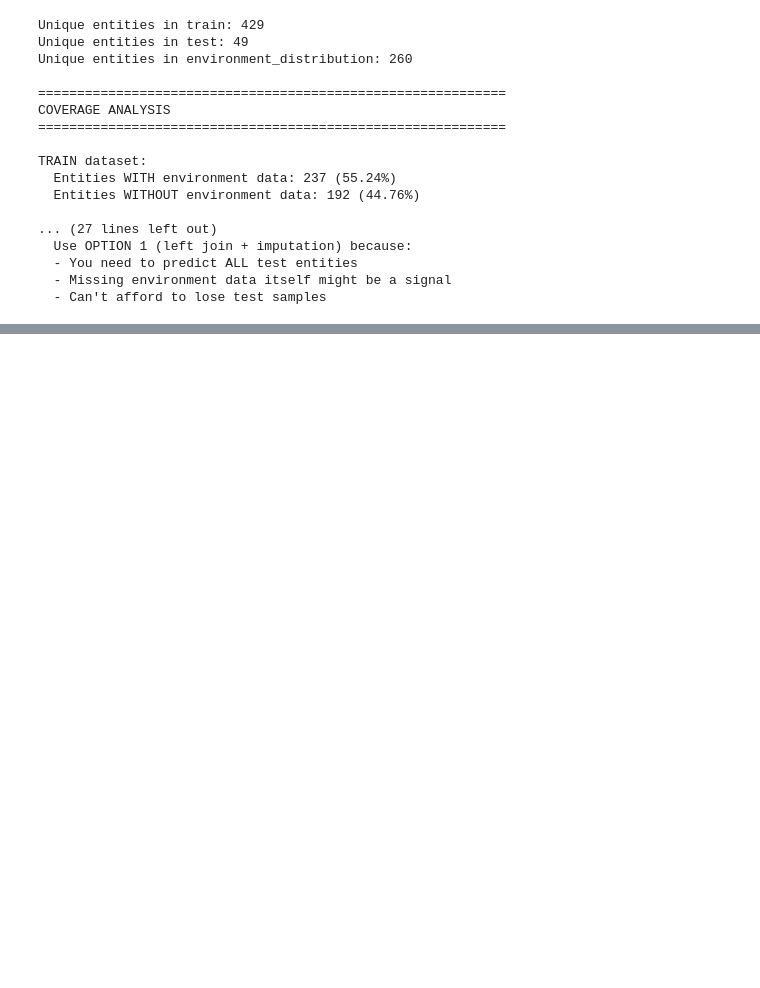
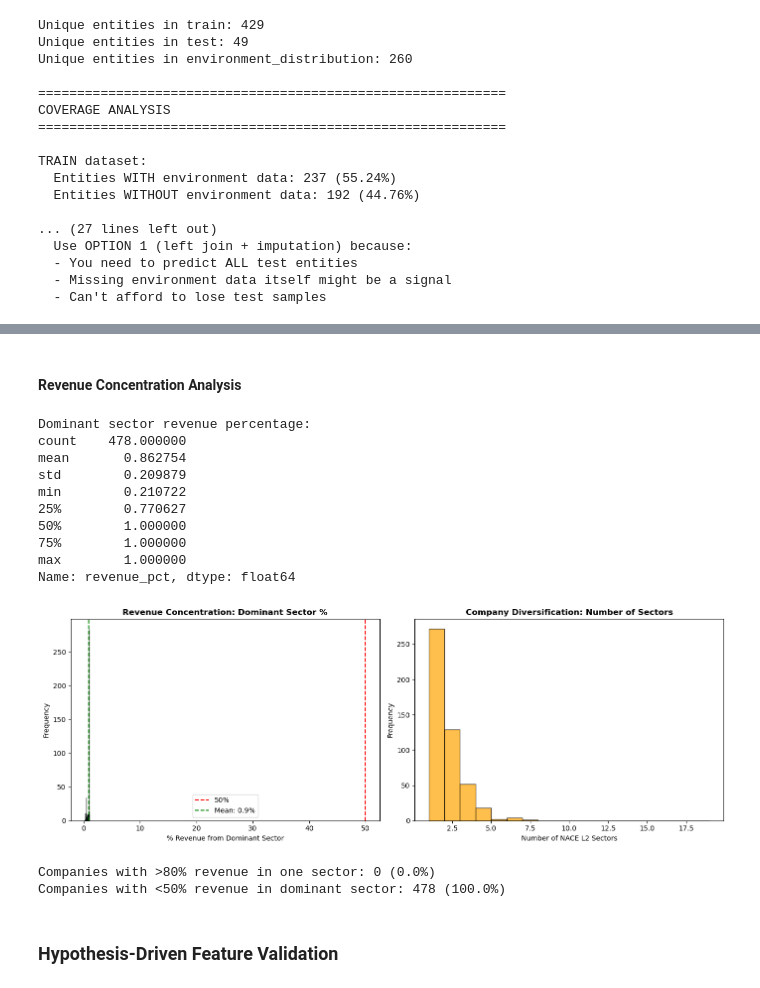
Before and after one commit to alanchen8647/fitch-codeathon2025, a Jupyter notebook: Group1.ipynb, the cells around one changed output, grey strips where cells are left out. Drawn from its saved outputs; the diff is of its cells as text; code cells hidden in the pictures; blank space fills up the shorter version.

Commit message:
Added EDA and hypothesis validation

```diff
--- a/Group1.ipynb
+++ b/Group1.ipynb
@@ -835,0 +842,12 @@ TRAIN dataset:
+# %%
+# How many sectors does each company operate in?
+sectors_per_company = revenue_distribution_by_sector_df.groupby('entity_id').agg({
+    'nace_level_1_code': 'nunique',
+    'nace_level_2_code': 'nunique',
+    'revenue_pct': 'sum'  # Should be ~100 for each company
+})
+sectors_per_company.columns = ['num_L1_sectors', 'num_L2_sectors', 'total_revenue_pct']
+
+print("Sectors per company:")
+print(sectors_per_company.describe())
+print(f"\nCompanies with revenue_pct not summing to ~100: {(sectors_per_company['total_revenue_pct'] < 99).sum()}")
@@ -835,0 +898,45 @@ TRAIN dataset:
+# %% [markdown]
+#### Revenue Concentration Analysis
+# %%
+# Calculate dominant sector percentage for each company
+dominant_pct = revenue_distribution_by_sector_df.groupby('entity_id')['revenue_pct'].max()
+print(f"\nDominant sector revenue percentage:")
+print(dominant_pct.describe())
+
+# Visualize concentration
+fig, axes = plt.subplots(1, 2, figsize=(14, 5))
+
+axes[0].hist(dominant_pct, bins=30, edgecolor='black', alpha=0.7)
+axes[0].set_xlabel('% Revenue from Dominant Sector')
+axes[0].set_ylabel('Frequency')
+axes[0].set_title('Revenue Concentration: Dominant Sector %', fontweight='bold')
+axes[0].axvline(50, color='red', linestyle='--', label='50%')
+axes[0].axvline(dominant_pct.mean(), color='green', linestyle='--', label=f'Mean: {dominant_pct.mean():.1f}%')
+axes[0].legend()
+
+axes[1].hist(sectors_per_company['num_L2_sectors'], bins=range(1, 20), edgecolor='black', alpha=0.7, color='orange')
+axes[1].set_xlabel('Number of NACE L2 Sectors')
+axes[1].set_ylabel('Frequency')
+axes[1].set_title('Company Diversification: Number of Sectors', fontweight='bold')
+
+plt.tight_layout()
+plt.show()
+
+print(f"\nCompanies with >80% revenue in one sector: {(dominant_pct > 80).sum()} ({(dominant_pct > 80).sum()/len(dominant_pct)*100:.1f}%)")
+print(f"Companies with <50% revenue in dominant sector: {(dominant_pct < 50).sum()} ({(dominant_pct < 50).sum()/len(dominant_pct)*100:.1f}%)")
+# %% [output]
+Dominant sector revenue percentage:
+count    478.000000
+mean       0.862754
+std        0.209879
+min        0.210722
+25%        0.770627
+50%        1.000000
+75%        1.000000
+max        1.000000
+Name: revenue_pct, dtype: float64
+[figure, added]
+Companies with >80% revenue in one sector: 0 (0.0%)
+Companies with <50% revenue in dominant sector: 478 (100.0%)
+# %% [markdown]
+### Hypothesis-Driven Feature Validation
```
Also changed, not shown: parts of 24 cells of this notebook.
